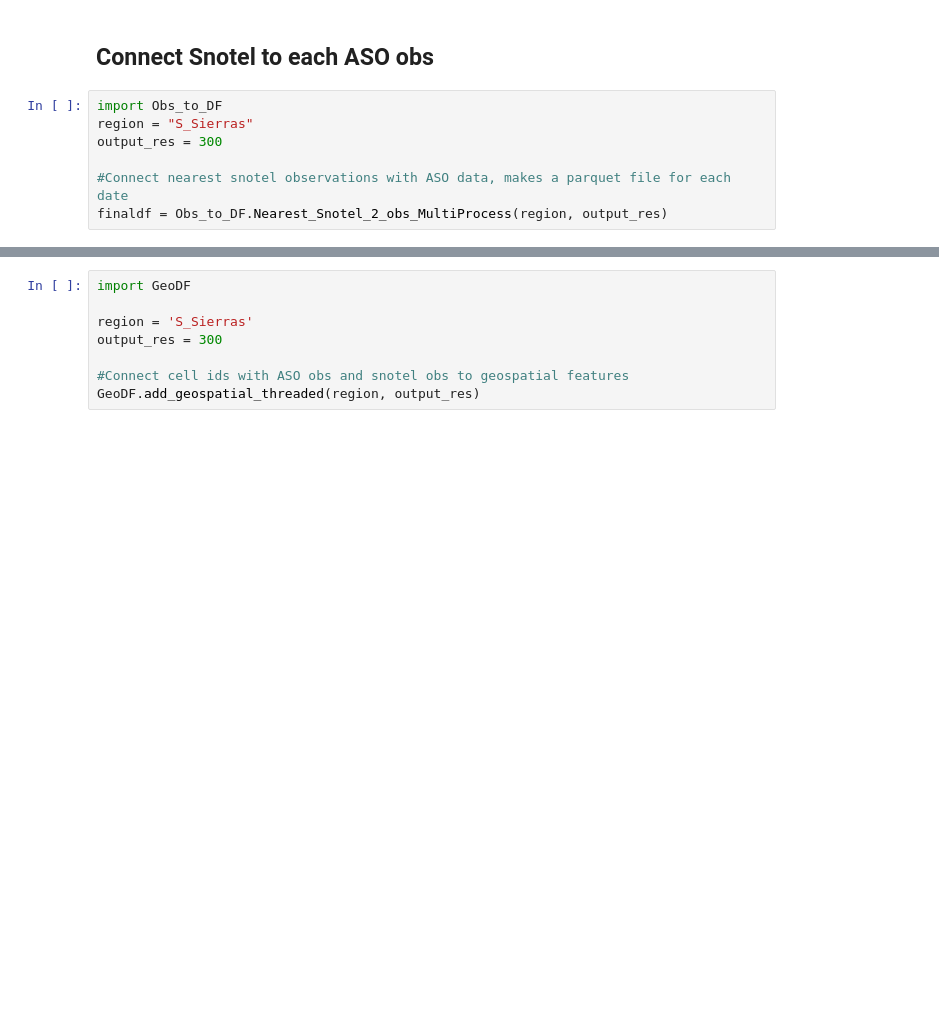
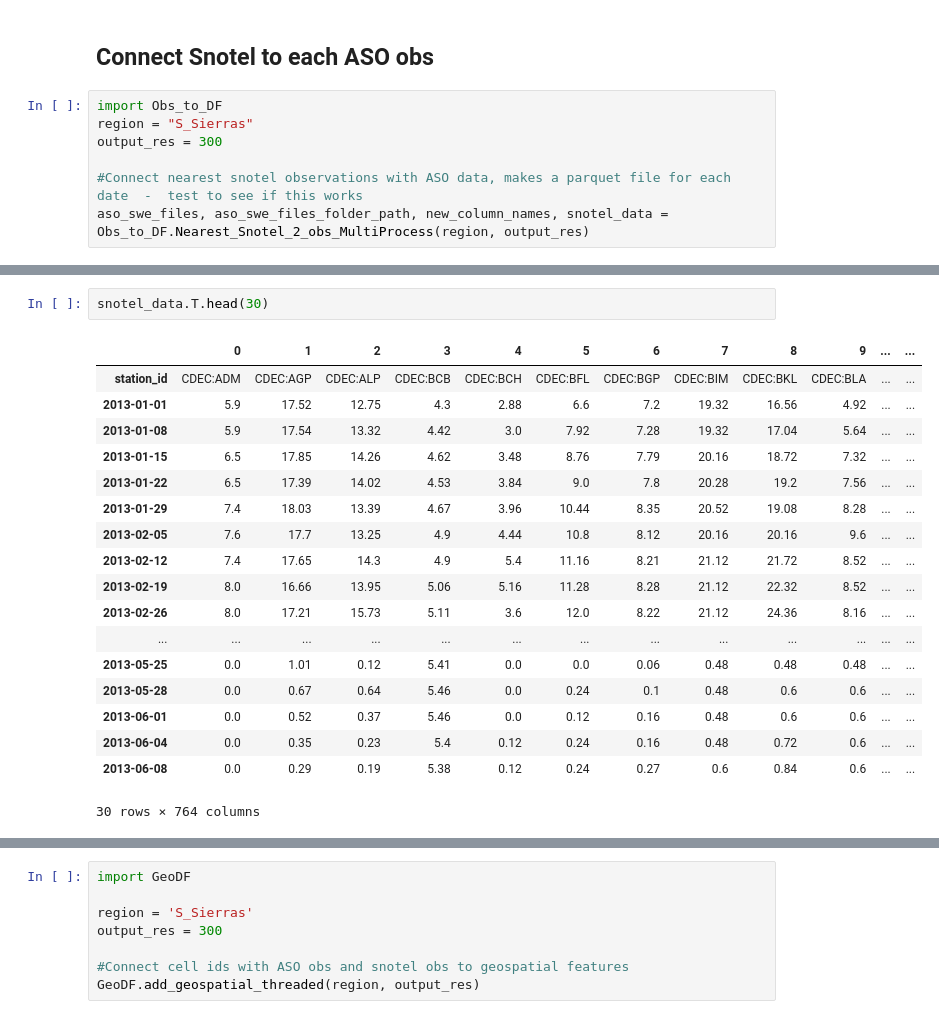
Before and after one commit to whitelightning450/SWEMLv2.0, a Jupyter notebook: Dataprocessing/DataProcessing_PipelineModularized.ipynb, the cells around one changed output, grey strips where cells are left out. Cells and saved outputs as stored; diff of their text form; blank space fills up the shorter version.

```diff
--- a/Dataprocessing/DataProcessing_PipelineModularized.ipynb
+++ b/Dataprocessing/DataProcessing_PipelineModularized.ipynb
@@ -320,8 +82,8 @@ import Obs_to_DF
 region = "S_Sierras"
 output_res = 300
 
-#Connect nearest snotel observations with ASO data, makes a parquet file for each date
-finaldf = Obs_to_DF.Nearest_Snotel_2_obs_MultiProcess(region, output_res)
+#Connect nearest snotel observations with ASO data, makes a parquet file for each date  -  test to see if this works
+aso_swe_files, aso_swe_files_folder_path, new_column_names, snotel_data = Obs_to_DF.Nearest_Snotel_2_obs_MultiProcess(region, output_res)
 # %% [output]
 Connecting site observations with nearest monitoring network obs
 Loading observations from 2013-2019
@@ -343,0 +110,21 @@ Adding geospatial data to 20130601 observations...
+# %%
+snotel_data.T.head(30)
+# %% [output]
+|  | 0 | 1 | 2 | 3 | 4 | 5 | 6 | 7 | 8 | 9 | ... | ... |
+| station_id | CDEC:ADM | CDEC:AGP | CDEC:ALP | CDEC:BCB | CDEC:BCH | CDEC:BFL | CDEC:BGP | CDEC:BIM | CDEC:BKL | CDEC:BLA | ... | ... |
+| 2013-01-01 | 5.9 | 17.52 | 12.75 | 4.3 | 2.88 | 6.6 | 7.2 | 19.32 | 16.56 | 4.92 | ... | ... |
+| 2013-01-08 | 5.9 | 17.54 | 13.32 | 4.42 | 3.0 | 7.92 | 7.28 | 19.32 | 17.04 | 5.64 | ... | ... |
+| 2013-01-15 | 6.5 | 17.85 | 14.26 | 4.62 | 3.48 | 8.76 | 7.79 | 20.16 | 18.72 | 7.32 | ... | ... |
+| 2013-01-22 | 6.5 | 17.39 | 14.02 | 4.53 | 3.84 | 9.0 | 7.8 | 20.28 | 19.2 | 7.56 | ... | ... |
+| 2013-01-29 | 7.4 | 18.03 | 13.39 | 4.67 | 3.96 | 10.44 | 8.35 | 20.52 | 19.08 | 8.28 | ... | ... |
+| 2013-02-05 | 7.6 | 17.7 | 13.25 | 4.9 | 4.44 | 10.8 | 8.12 | 20.16 | 20.16 | 9.6 | ... | ... |
+| 2013-02-12 | 7.4 | 17.65 | 14.3 | 4.9 | 5.4 | 11.16 | 8.21 | 21.12 | 21.72 | 8.52 | ... | ... |
+| 2013-02-19 | 8.0 | 16.66 | 13.95 | 5.06 | 5.16 | 11.28 | 8.28 | 21.12 | 22.32 | 8.52 | ... | ... |
+| 2013-02-26 | 8.0 | 17.21 | 15.73 | 5.11 | 3.6 | 12.0 | 8.22 | 21.12 | 24.36 | 8.16 | ... | ... |
+| ... | ... | ... | ... | ... | ... | ... | ... | ... | ... | ... | ... | ... |
+| 2013-05-25 | 0.0 | 1.01 | 0.12 | 5.41 | 0.0 | 0.0 | 0.06 | 0.48 | 0.48 | 0.48 | ... | ... |
+| 2013-05-28 | 0.0 | 0.67 | 0.64 | 5.46 | 0.0 | 0.24 | 0.1 | 0.48 | 0.6 | 0.6 | ... | ... |
+| 2013-06-01 | 0.0 | 0.52 | 0.37 | 5.46 | 0.0 | 0.12 | 0.16 | 0.48 | 0.6 | 0.6 | ... | ... |
+| 2013-06-04 | 0.0 | 0.35 | 0.23 | 5.4 | 0.12 | 0.24 | 0.16 | 0.48 | 0.72 | 0.6 | ... | ... |
+| 2013-06-08 | 0.0 | 0.29 | 0.19 | 5.38 | 0.12 | 0.24 | 0.27 | 0.6 | 0.84 | 0.6 | ... | ... |
+30 rows × 764 columns
```
Also changed, not shown: parts of 40 cells of this notebook, 4 other files.
